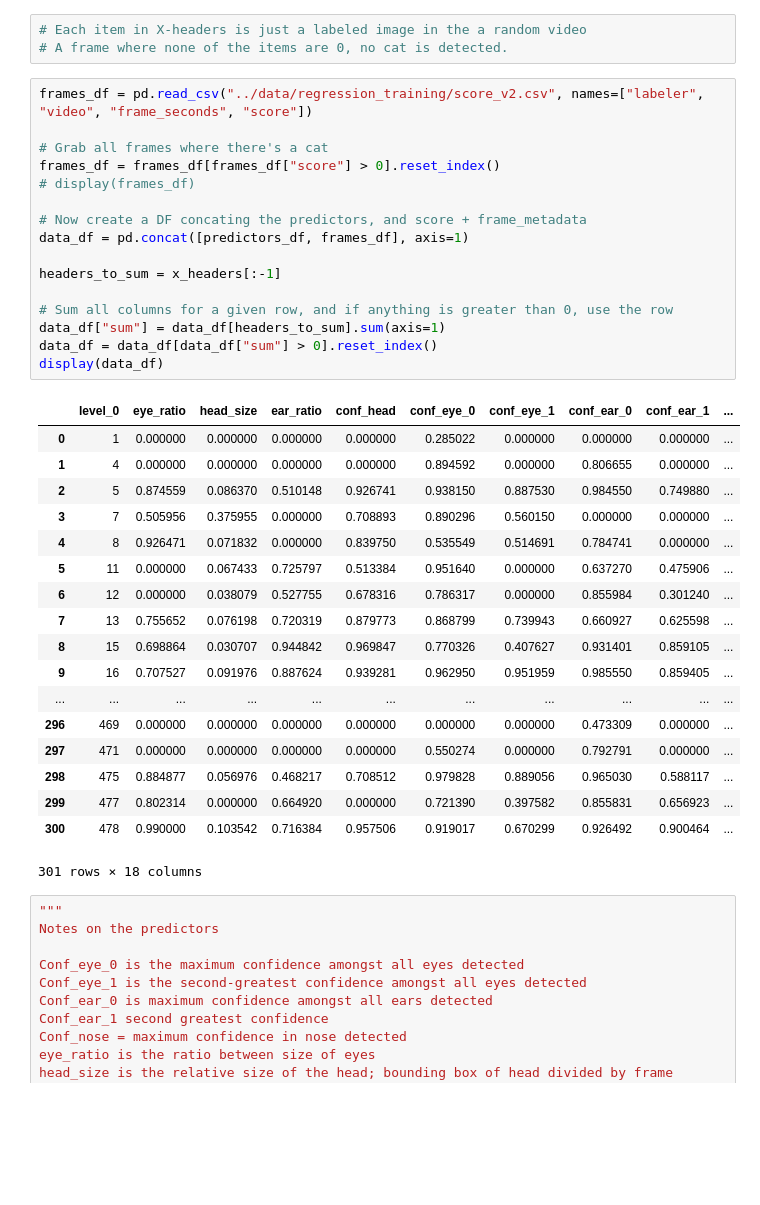
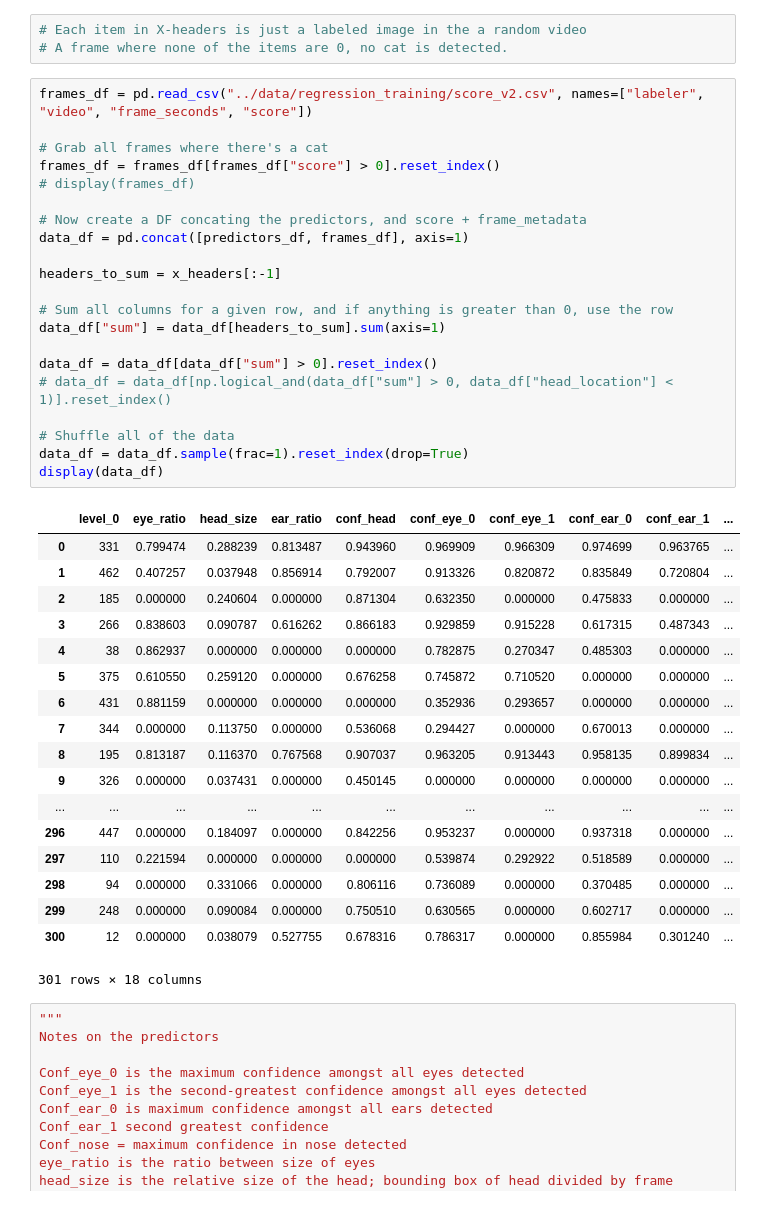
Before and after one commit to iacs-capstone-2020-adoptimize/final_project, a Jupyter notebook: notebooks/regression_refinements_analysis.ipynb, the cells around one changed output. Cells and saved outputs as stored; diff of their text form; blank space fills up the shorter version.

```diff
--- a/notebooks/regression_refinements_analysis.ipynb
+++ b/notebooks/regression_refinements_analysis.ipynb
@@ -78,37 +65,42 @@ display(predictors_df)
 # %%
 frames_df = pd.read_csv("../data/regression_training/score_v2.csv", names=["labeler", "video", "frame_seconds", "score"])
 
 # Grab all frames where there's a cat
 frames_df = frames_df[frames_df["score"] > 0].reset_index()
 # display(frames_df)
 
 # Now create a DF concating the predictors, and score + frame_metadata
 data_df = pd.concat([predictors_df, frames_df], axis=1)
 
 headers_to_sum = x_headers[:-1]
 
 # Sum all columns for a given row, and if anything is greater than 0, use the row
 data_df["sum"] = data_df[headers_to_sum].sum(axis=1)
+
 data_df = data_df[data_df["sum"] > 0].reset_index()
+# data_df = data_df[np.logical_and(data_df["sum"] > 0, data_df["head_location"] < 1)].reset_index()
+
+# Shuffle all of the data
+data_df = data_df.sample(frac=1).reset_index(drop=True)
 display(data_df)
 # %% [output]
 |  | level_0 | eye_ratio | head_size | ear_ratio | conf_head | conf_eye_0 | conf_eye_1 | conf_ear_0 | conf_ear_1 | ... |
-| 0 | 1 | 0.000000 | 0.000000 | 0.000000 | 0.000000 | 0.285022 | 0.000000 | 0.000000 | 0.000000 | ... |
-| 1 | 4 | 0.000000 | 0.000000 | 0.000000 | 0.000000 | 0.894592 | 0.000000 | 0.806655 | 0.000000 | ... |
-| 2 | 5 | 0.874559 | 0.086370 | 0.510148 | 0.926741 | 0.938150 | 0.887530 | 0.984550 | 0.749880 | ... |
-| 3 | 7 | 0.505956 | 0.375955 | 0.000000 | 0.708893 | 0.890296 | 0.560150 | 0.000000 | 0.000000 | ... |
-| 4 | 8 | 0.926471 | 0.071832 | 0.000000 | 0.839750 | 0.535549 | 0.514691 | 0.784741 | 0.000000 | ... |
-| 5 | 11 | 0.000000 | 0.067433 | 0.725797 | 0.513384 | 0.951640 | 0.000000 | 0.637270 | 0.475906 | ... |
-| 6 | 12 | 0.000000 | 0.038079 | 0.527755 | 0.678316 | 0.786317 | 0.000000 | 0.855984 | 0.301240 | ... |
-| 7 | 13 | 0.755652 | 0.076198 | 0.720319 | 0.879773 | 0.868799 | 0.739943 | 0.660927 | 0.625598 | ... |
-| 8 | 15 | 0.698864 | 0.030707 | 0.944842 | 0.969847 | 0.770326 | 0.407627 | 0.931401 | 0.859105 | ... |
-| 9 | 16 | 0.707527 | 0.091976 | 0.887624 | 0.939281 | 0.962950 | 0.951959 | 0.985550 | 0.859405 | ... |
+| 0 | 331 | 0.799474 | 0.288239 | 0.813487 | 0.943960 | 0.969909 | 0.966309 | 0.974699 | 0.963765 | ... |
+| 1 | 462 | 0.407257 | 0.037948 | 0.856914 | 0.792007 | 0.913326 | 0.820872 | 0.835849 | 0.720804 | ... |
+| 2 | 185 | 0.000000 | 0.240604 | 0.000000 | 0.871304 | 0.632350 | 0.000000 | 0.475833 | 0.000000 | ... |
+| 3 | 266 | 0.838603 | 0.090787 | 0.616262 | 0.866183 | 0.929859 | 0.915228 | 0.617315 | 0.487343 | ... |
+| 4 | 38 | 0.862937 | 0.000000 | 0.000000 | 0.000000 | 0.782875 | 0.270347 | 0.485303 | 0.000000 | ... |
+| 5 | 375 | 0.610550 | 0.259120 | 0.000000 | 0.676258 | 0.745872 | 0.710520 | 0.000000 | 0.000000 | ... |
+| 6 | 431 | 0.881159 | 0.000000 | 0.000000 | 0.000000 | 0.352936 | 0.293657 | 0.000000 | 0.000000 | ... |
+| 7 | 344 | 0.000000 | 0.113750 | 0.000000 | 0.536068 | 0.294427 | 0.000000 | 0.670013 | 0.000000 | ... |
+| 8 | 195 | 0.813187 | 0.116370 | 0.767568 | 0.907037 | 0.963205 | 0.913443 | 0.958135 | 0.899834 | ... |
+| 9 | 326 | 0.000000 | 0.037431 | 0.000000 | 0.450145 | 0.000000 | 0.000000 | 0.000000 | 0.000000 | ... |
 | ... | ... | ... | ... | ... | ... | ... | ... | ... | ... | ... |
-| 296 | 469 | 0.000000 | 0.000000 | 0.000000 | 0.000000 | 0.000000 | 0.000000 | 0.473309 | 0.000000 | ... |
-| 297 | 471 | 0.000000 | 0.000000 | 0.000000 | 0.000000 | 0.550274 | 0.000000 | 0.792791 | 0.000000 | ... |
-| 298 | 475 | 0.884877 | 0.056976 | 0.468217 | 0.708512 | 0.979828 | 0.889056 | 0.965030 | 0.588117 | ... |
-| 299 | 477 | 0.802314 | 0.000000 | 0.664920 | 0.000000 | 0.721390 | 0.397582 | 0.855831 | 0.656923 | ... |
-| 300 | 478 | 0.990000 | 0.103542 | 0.716384 | 0.957506 | 0.919017 | 0.670299 | 0.926492 | 0.900464 | ... |
+| 296 | 447 | 0.000000 | 0.184097 | 0.000000 | 0.842256 | 0.953237 | 0.000000 | 0.937318 | 0.000000 | ... |
+| 297 | 110 | 0.221594 | 0.000000 | 0.000000 | 0.000000 | 0.539874 | 0.292922 | 0.518589 | 0.000000 | ... |
+| 298 | 94 | 0.000000 | 0.331066 | 0.000000 | 0.806116 | 0.736089 | 0.000000 | 0.370485 | 0.000000 | ... |
+| 299 | 248 | 0.000000 | 0.090084 | 0.000000 | 0.750510 | 0.630565 | 0.000000 | 0.602717 | 0.000000 | ... |
+| 300 | 12 | 0.000000 | 0.038079 | 0.527755 | 0.678316 | 0.786317 | 0.000000 | 0.855984 | 0.301240 | ... |
 301 rows × 18 columns
 # %%
 """
```
Also changed, not shown: parts of 26 cells of this notebook.
